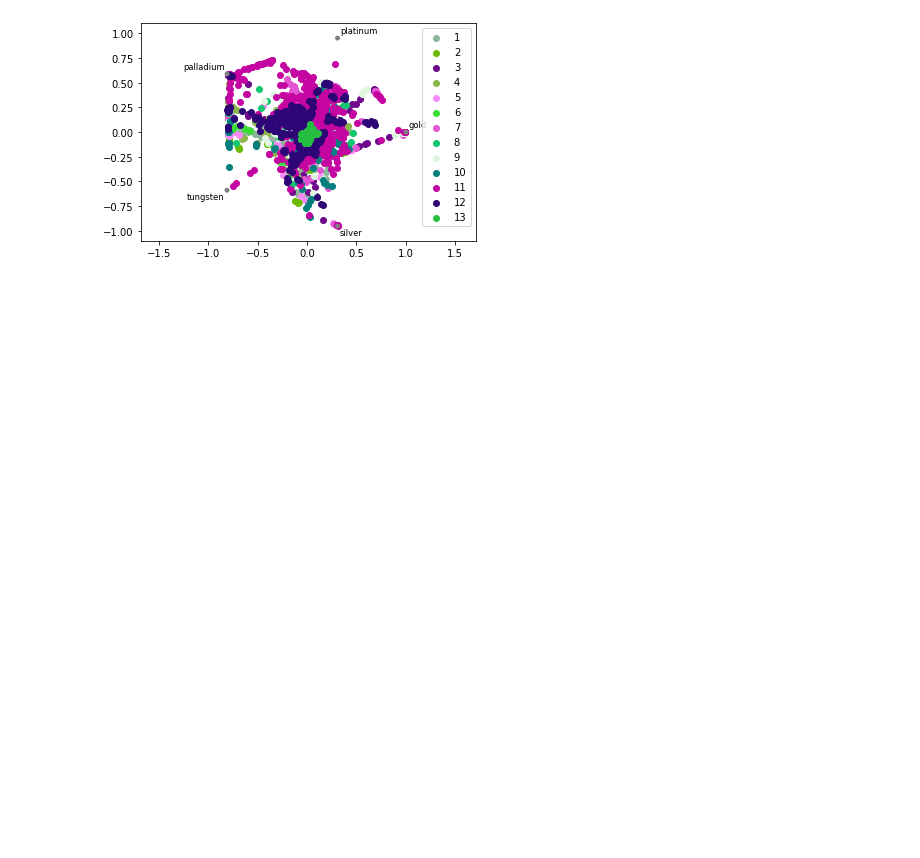
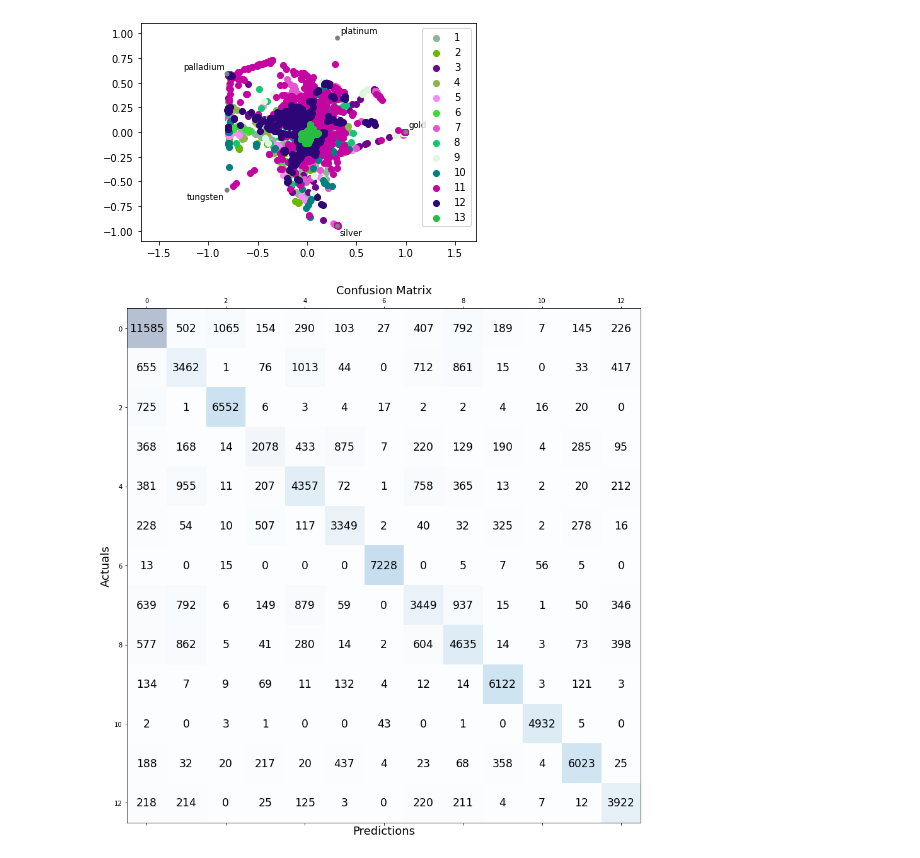
Before and after one commit to SalmaAshour24/SelectedTopicsProject, a Jupyter notebook: RF.ipynb, the cells around one changed output. Cells and saved outputs as stored; diff of their text form; code cells hidden in the pictures; blank space fills up the shorter version.

```diff
--- a/RF.ipynb
+++ b/RF.ipynb
@@ -85,3 +98,18 @@ plt.figure();
 radviz(df, "y");
 # %% [output]
 [figure]
+# %%
+conf=confusion_matrix(y_test, y_pred)
+
+fig, ax = plt.subplots(figsize=(15, 15))
+ax.matshow(conf, cmap=plt.cm.Blues, alpha=0.3)
+for i in range(conf.shape[0]):
+    for j in range(conf.shape[1]):
+        ax.text(x=j, y=i,s=conf[i, j], va='center', ha='center', size='xx-large')
+
+plt.xlabel('Predictions', fontsize=18)
+plt.ylabel('Actuals', fontsize=18)
+plt.title('Confusion Matrix', fontsize=18)
+plt.show()
+# %% [output]
+[figure, added]
```
Also changed, not shown: parts of 4 cells of this notebook.
